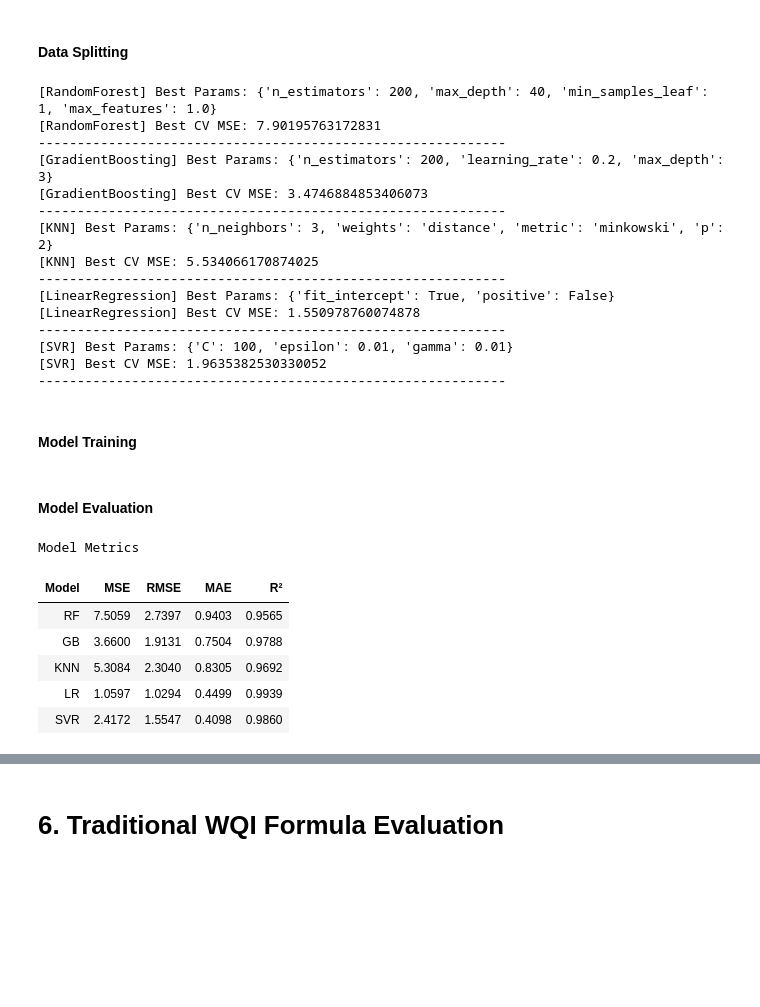
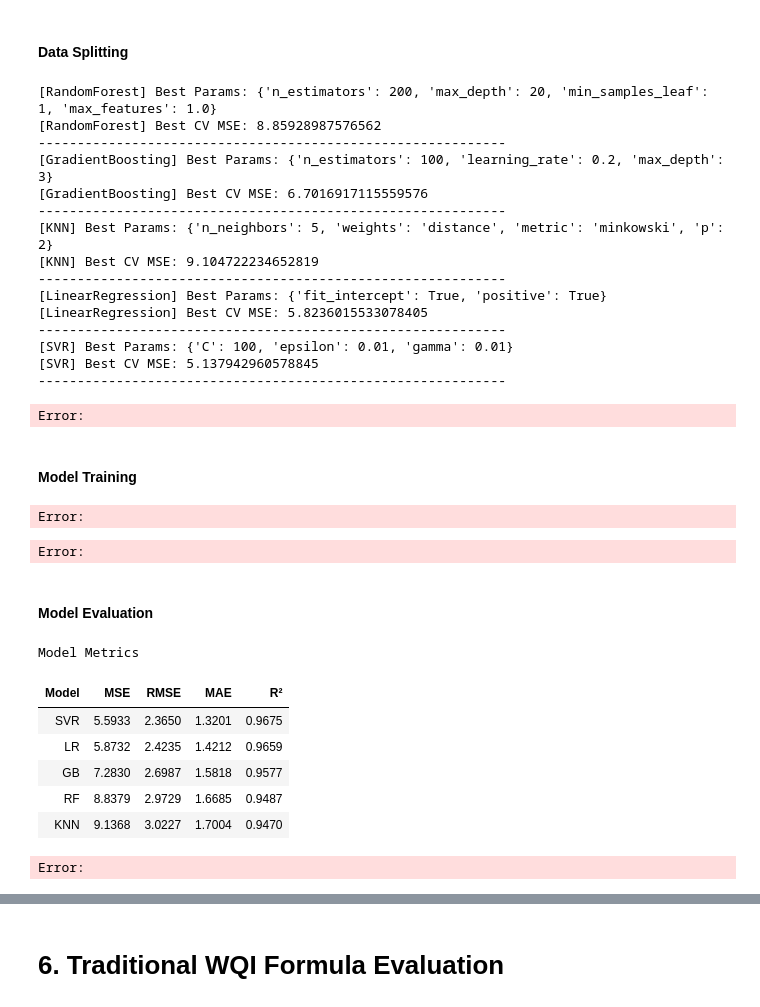
Before and after one commit to OppenTona/Predict-WQI, a Jupyter notebook: 2560895_ToanNguyenThe_WQI_Predict_Version31.ipynb, the cells around one changed output, grey strips where cells are left out. Drawn from its saved outputs; the diff is of its cells as text; code cells hidden in the pictures; blank space fills up the shorter version.

```diff
--- a/2560895_ToanNguyenThe_WQI_Predict_Version31.ipynb
+++ b/2560895_ToanNguyenThe_WQI_Predict_Version31.ipynb
@@ -1341,6 +1428,10 @@ results_df, best_stacking_model = evaluate_stacking(
 # %%
 def evaluate_models(metrics_df, caption="Model Metrics"):
     df_show = metrics_df.copy()
+
+    # Sort by MSE ascending (best model on top)
+    if "MSE" in df_show.columns:
+        df_show = df_show.sort_values("MSE", ascending=True).reset_index(drop=True)
 
     # Viết tắt tên model
     abbr_map = {
@@ -1369,7 +1460,7 @@ def evaluate_models(metrics_df, caption="Model Metrics"):
             {
                 "selector": "th",
                 "props": [
-                    ("background-color", "#1e3a8a"),  # đổi từ #2563eb -> slate
+                    ("background-color", "#002366"),  # đổi từ #2563eb -> slate
                     ("color", "white"),
                     ("font-weight", "bold"),
                     ("text-align", "center"),
@@ -1381,7 +1472,7 @@ def evaluate_models(metrics_df, caption="Model Metrics"):
             {
                 "selector": "th",
                 "props": [
-                    ("background-color", "#1e3a8a"),
+                    ("background-color", "#002366"),
                     ("color", "white"),
                     ("font-weight", "bold"),
                     ("text-align", "center"),
@@ -1412,7 +1503,4 @@ def evaluate_models(metrics_df, caption="Model Metrics"):
     )
 
     display(metrics_table)
-
-# Gọi lại
-evaluate_models(metrics_df)
 # %% [output]
@@ -2002,27 +2124,27 @@ Mean estimator score across folds: 0.9947
 all_best_results_WQIInput_retrain = tune_all_models_with_custom_cv(
     df=final_data,
     feature_cols=['WQI_pH', "WQI_EColi", "WQI_Coliform", "WQI_NO2",
-                  "WQI_NH4", "WQI_COD", "WQI_DO", "WQI_PO4",
-                    "WQI_CrVI", "WQI_Hg", "WQI_Pb"],
+                  "WQI_NH4", "WQI_COD"],
     random_state=RANDOM_STATE,
     n_splits=N_SPLITS
 )
 # %% [output]
-[RandomForest] Best Params: {'n_estimators': 200, 'max_depth': 40, 'min_samples_leaf': 1, 'max_features': 1.0}
-[RandomForest] Best CV MSE: 7.90195763172831
+[RandomForest] Best Params: {'n_estimators': 200, 'max_depth': 20, 'min_samples_leaf': 1, 'max_features': 1.0}
+[RandomForest] Best CV MSE: 8.85928987576562
 ------------------------------------------------------------
-[GradientBoosting] Best Params: {'n_estimators': 200, 'learning_rate': 0.2, 'max_depth': 3}
-[GradientBoosting] Best CV MSE: 3.4746884853406073
+[GradientBoosting] Best Params: {'n_estimators': 100, 'learning_rate': 0.2, 'max_depth': 3}
+[GradientBoosting] Best CV MSE: 6.7016917115559576
 ------------------------------------------------------------
-[KNN] Best Params: {'n_neighbors': 3, 'weights': 'distance', 'metric': 'minkowski', 'p': 2}
-[KNN] Best CV MSE: 5.534066170874025
+[KNN] Best Params: {'n_neighbors': 5, 'weights': 'distance', 'metric': 'minkowski', 'p': 2}
+[KNN] Best CV MSE: 9.104722234652819
 ------------------------------------------------------------
-[LinearRegression] Best Params: {'fit_intercept': True, 'positive': False}
-[LinearRegression] Best CV MSE: 1.550978760074878
+[LinearRegression] Best Params: {'fit_intercept': True, 'positive': True}
+[LinearRegression] Best CV MSE: 5.8236015533078405
 ------------------------------------------------------------
 [SVR] Best Params: {'C': 100, 'epsilon': 0.01, 'gamma': 0.01}
-[SVR] Best CV MSE: 1.9635382530330052
+[SVR] Best CV MSE: 5.137942960578845
 ------------------------------------------------------------
+Error:
 # %% [markdown]
 #### Model Training
 # %%
@@ -2032,8 +2154,7 @@ models_WQIInput_retrain, predictions_WQIInput_retrain, predictions_dict_WQIInput
     random_state=RANDOM_STATE,
     n_splits=N_SPLITS,
     feature_cols=['WQI_pH', "WQI_EColi", "WQI_Coliform", "WQI_NO2",
-                  "WQI_NH4", "WQI_COD", "WQI_DO", "WQI_PO4",
-                    "WQI_CrVI", "WQI_Hg", "WQI_Pb"],
+                  "WQI_NH4", "WQI_COD"],
 )
 
 rf_pred_WQIInput_retrain = predictions_WQIInput_retrain["RF"]
@@ -2041,27 +2162,31 @@ gb_pred_WQIInput_retrain = predictions_WQIInput_retrain["GB"]
 lr_pred_WQIInput_retrain = predictions_WQIInput_retrain["LR"]
 knn_pred_WQIInput_retrain = predictions_WQIInput_retrain["KNN"]
 svr_pred_WQIInput_retrain = predictions_WQIInput_retrain["SVR"]
+# %% [output]
+Error:
 # %%
 results_df_WQIInput_retrain, best_stacking_model_WQIInput_retrain = evaluate_stacking(
     all_best_results=all_best_results_WQIInput_retrain,
     final_data=final_data,
     random_state=RANDOM_STATE,
     feature_cols=['WQI_pH', "WQI_EColi", "WQI_Coliform", "WQI_NO2",
-                  "WQI_NH4", "WQI_COD", "WQI_DO", "WQI_PO4",
-                    "WQI_CrVI", "WQI_Hg", "WQI_Pb"],
+                  "WQI_NH4", "WQI_COD"],
 )
+# %% [output]
+Error:
 # %% [markdown]
 #### Model Evaluation
 # %%
-evaluate_models(metrics_df_WQIInput)
+evaluate_models(metrics_df_WQIInput_retrain)
 # %% [output]
 Model Metrics
 | Model | MSE | RMSE | MAE | R² |
-| RF | 7.5059 | 2.7397 | 0.9403 | 0.9565 |
-| GB | 3.6600 | 1.9131 | 0.7504 | 0.9788 |
-| KNN | 5.3084 | 2.3040 | 0.8305 | 0.9692 |
-| LR | 1.0597 | 1.0294 | 0.4499 | 0.9939 |
-| SVR | 2.4172 | 1.5547 | 0.4098 | 0.9860 |
+| SVR | 5.5933 | 2.3650 | 1.3201 | 0.9675 |
+| LR | 5.8732 | 2.4235 | 1.4212 | 0.9659 |
+| GB | 7.2830 | 2.6987 | 1.5818 | 0.9577 |
+| RF | 8.8379 | 2.9729 | 1.6685 | 0.9487 |
+| KNN | 9.1368 | 3.0227 | 1.7004 | 0.9470 |
+Error:
 # %%
 plot_results_table(results_df_WQIInput_retrain, top_n=5)
 # %% [output]
```
Also changed, not shown: parts of 66 cells of this notebook, 12 other files.
